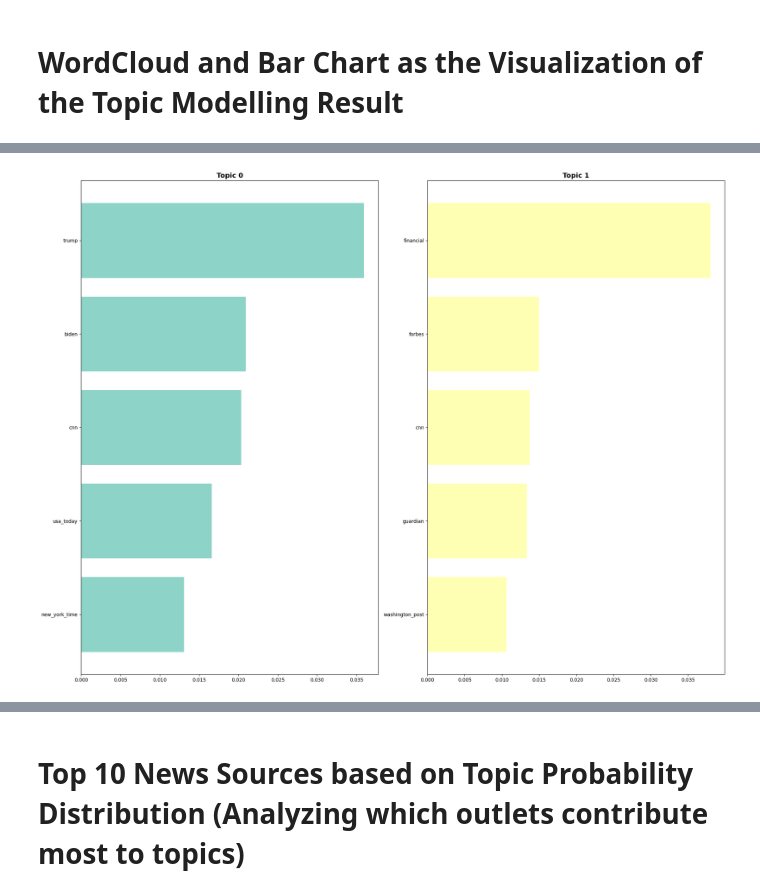
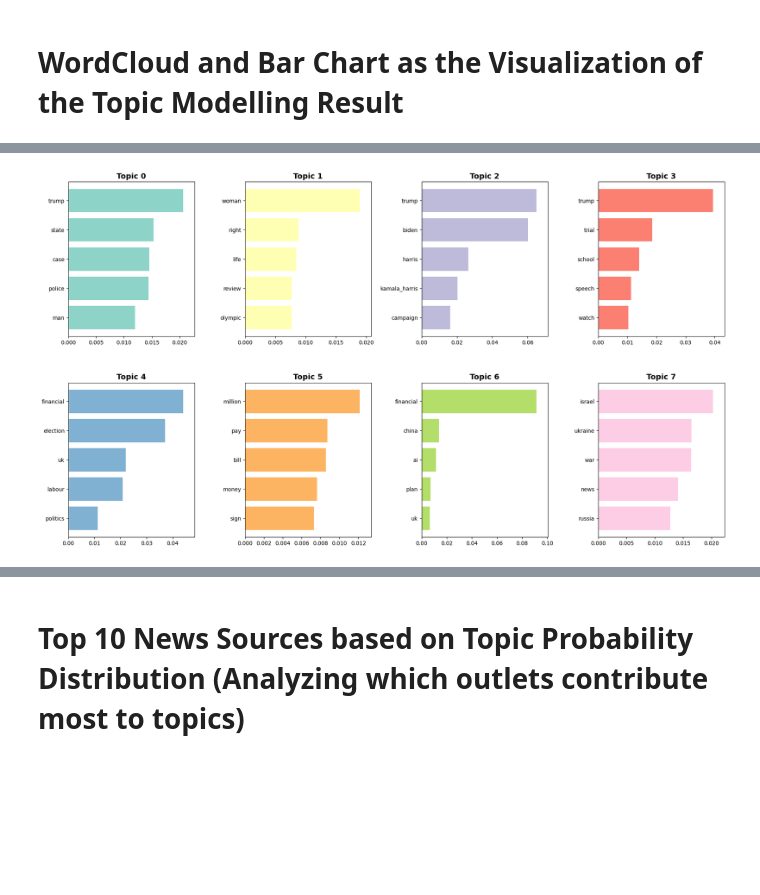
Before and after one commit to ziyouuu/news-bias-detection, a Jupyter notebook: TopicModelling/topicmodelling_headline.ipynb, the cells around one changed output, grey strips where cells are left out. Cells and saved outputs as stored; diff of their text form; code cells hidden in the pictures; blank space fills up the shorter version.

```diff
--- a/TopicModelling/topicmodelling_headline.ipynb
+++ b/TopicModelling/topicmodelling_headline.ipynb
@@ -94,7 +157,57 @@ custom_stopwords = set([
     "use", "give", "first", "two", "three", "take", "since", "well", "much", "could", "should", "would",
     "question", "statement", "really", "going", "u", "best", "lot", "far", "added", "got", "may",
     "according", "might", "whether", "say", "look", "always", "let", "yet", "asked", "across", "never",
-    "di", "mean"
+    "di", "mean",
+
+    "cbc.ca", "cbc_news", "cbc_sports", "breitbart", "daily_caller",
+    "the_federalist", "washington_examiner", "daily_kos", "the_daily_beast",
+    "national_review", "axios", "propublica", "the_new_yorker", "the_atlantic",
+    "newsweek", "time", "financial_times", "the_economist", "economist_impact",
+    "cnbc", "huffpost", "newsmax", "the_guardian", "the_guardian_us",
+    "pbs_newshour", "al_jazeera_english", "bloomberg", "reuters_uk", "reuters",
+    "reuters.com", "forbes", "new_york_post", "politico", "the_associated_press",
+    "the_wall_street_journal", "usa_today", "reviewed", "bbc.com",
+    "the_washington_post", "washington_post", "img.washingtonpost.com",
+    "the_new_york_times", "abc_news", "cbs_minnesota", "cbs_news",
+    "cbs_san_francisco", "cbs_miami", "cbs_pittsburgh", "cbs_boston",
+    "cbs_chicago", "cbs_los_angeles", "cbs_new_york", "cbs_baltimore",
+    "cbs_colardo", "fox_news", "cnn", "cnn_underscored", "cnn_press_room",
+    "national_post", "the_globe_and_mail", "global_news_toronto",
+    "global_news_lethbridge", "global_news_london", "global_news",
+    "global_news_kingston", "global_news_edmonton", "global_news_hamilton",
+    "global_news_bc", "global_news_calgary", "global_news_peterborough",
+    "global_news_guelph", "global_news_regina", "global_news_halifax",
+    "global_news_okanagan", "global_news_montréal", "global_news_ottawa",
+    "global_news_saskatoon", "global_news_winnipeg", "global_news_barrie",
+    "toronto_sun", "guardian", "c-span", "reuters_india", "reuters_canada", "usa_today",
+    "golfweek", "www-staging.washingtonpost.com", "cbs_philly", "fox_news_radio",
+    "cnn_international", "pew_research_center", "realclearpolitics", "new_york_time",
+    "associated_press", "globe_mail",
+
+    'CBC.ca', 'CBC News', 'CBC Sports', 'Breitbart', 'Daily Caller',
+    'The Federalist', 'Washington Examiner', 'Daily Kos', 'The Daily Beast',
+    'National Review', 'Axios', 'ProPublica', 'The New Yorker', 'The Atlantic',
+    'Newsweek', 'TIME', 'Financial Times', 'The Economist', 'Economist Impact',
+    'CNBC', 'HuffPost', 'Newsmax', 'The Guardian', 'The Guardian US',
+    'PBS NewsHour', 'Al Jazeera English', 'Bloomberg', 'Reuters UK', 'Reuters',
+    'Reuters.com', 'Forbes', 'New York Post', 'POLITICO', 'The Associated Press',
+    'The Wall Street Journal', 'USA TODAY', 'Reviewed', 'BBC.com',
+    'The Washington Post', 'Washington Post', 'img.washingtonpost.com',
+    'The New York Times', 'ABC News', 'CBS Minnesota', 'CBS News',
+    'CBS San Francisco', 'CBS Miami', 'CBS Pittsburgh', 'CBS Boston',
+    'CBS Chicago', 'CBS Los Angeles', 'CBS New York', 'CBS Baltimore',
+    'CBS Colardo', 'Fox News', 'CNN', 'CNN Underscored', 'CNN Press Room',
+    'National Post', 'The Globe and Mail', 'Global News Toronto',
+    'Global News Lethbridge', 'Global News London', 'Global News',
+    'Global News Kingston', 'Global News Edmonton', 'Global News Hamilton',
+    'Global News BC', 'Global News Calgary', 'Global News Peterborough',
+    'Global News Guelph', 'Global News Regina', 'Global News Halifax',
+    'Global News Okanagan', 'Global News Montréal', 'Global News Ottawa',
+    'Global News Saskatoon', 'Global News Winnipeg', 'Global News Barrie',
+    'Toronto Sun', 'C-SPAN', 'Reuters India', 'Reuters Canada', 'USA Today',
+    'Golfweek', 'www-staging.washingtonpost.com', 'CBS Philly', 'FOX News Radio',
+    'CNN International', 'Pew Research Center', 'RealClearPolitics',
+
 ])
 df['headline_words'] = df['headline_words'].apply(lambda x: [word for word in x if word not in custom_stopwords])
 
@@ -102,18 +215,18 @@ df['headline_words'] = df['headline_words'].apply(lambda x: [word for word in x
 dictionary = corpora.Dictionary(df['headline_words'])
 
 # 4. Filter out extreme tokens (Higher no_below to remove rare words)
-dictionary.filter_extremes(no_below=20, no_above=0.3, keep_n=10000)
+dictionary.filter_extremes(no_below=10, no_above=0.3, keep_n=10000)
 
 # 5. Convert to Bag-of-Words format
 corpus = [dictionary.doc2bow(text) for text in df['headline_words']]
 
 # 6. Train LDA Model Using MULTICORE Processing
-num_topics = 2
+num_topics = 8
 lda_model = LdaMulticore(
     corpus=corpus,
     num_topics=num_topics,
     id2word=dictionary,
-    passes=10,
+    passes=100,
     workers=multiprocessing.cpu_count(),
     random_state=42
 )
@@ -133,27 +246,29 @@ print(f"LDA Perplexity Score: {perplexity_score:.4f}")  # Lower is better
 for idx, topic in lda_model.print_topics(num_words=10):
     print(f"Topic {idx}: {topic}\n")
 
+import matplotlib.pyplot as plt
+import seaborn as sns
+from wordcloud import WordCloud
+
 # 10. Visualize topics using WordClouds
-fig, axes = plt.subplots(nrows=1, ncols=2, figsize=(19, 14))
+fig, axes = plt.subplots(nrows=2, ncols=4, figsize=(20, 10))  # Reduce width a bit
 axes = axes.flatten()
-wordcloud_colors = ["viridis", "plasma"]
+wordcloud_colors = ["viridis", "plasma", "inferno", "magma", "cividis", "twilight", "coolwarm", "Spectral"]
 
 for i in range(num_topics):
     topic_words = dict(lda_model.show_topic(i, 20))
-    wordcloud = WordCloud(width=400, height=400, background_color='white', colormap=wordcloud_colors[i]).generate_from_frequencies(topic_words)
+    wordcloud = WordCloud(width=500, height=500, background_color='white', colormap=wordcloud_colors[i]).generate_from_frequencies(topic_words)
+
     axes[i].imshow(wordcloud, interpolation="bilinear")
     axes[i].axis("off")
-    axes[i].set_title(f"Topic {i}")
+    axes[i].set_title(f"Topic {i}", fontsize=14)
 
-plt.tight_layout()
+# Fine-tune white space
+plt.subplots_adjust(hspace=0.3, wspace=0.05)  # Reduce wspace more to remove wide gaps
 plt.show()
 
-# 11. Save the model and dictionary
-lda_model.save("lda_model.model")
-dictionary.save("lda_dictionary.dict")
-
 # 12. Generate Bar Chart for Top 5 Words in Each Topic
-fig, axes = plt.subplots(nrows=1, ncols=2, figsize=(20, 15))
+fig, axes = plt.subplots(nrows=2, ncols=4, figsize=(22, 12))  # Increase height
 axes = axes.flatten()
 distinct_colors = sns.color_palette("Set3", num_topics)
 
@@ -165,7 +280,9 @@ for i in range(num_topics):
     axes[i].barh(words, values, color=distinct_colors[i])
     axes[i].invert_yaxis()
     axes[i].set_title(f"Topic {i}", fontsize=14, fontweight='bold')
+    axes[i].set_xlim(0, max(values) * 1.1)  # Adjust x-axis for better spacing
 
-plt.tight_layout()
+# Adjust spacing to make bar charts less squeezed
+plt.subplots_adjust(hspace=0.3, wspace=0.4)
 plt.show()
 # %% [output]
@@ -178 +307 @@ Topic 1: 0.038*"financial" + 0.015*"forbes" + 0.014*"cnn" + 0.013*"guardian" + 0
-[figure, old version]
+[figure, new version]
```
Also changed, not shown: parts of 6 cells of this notebook.
